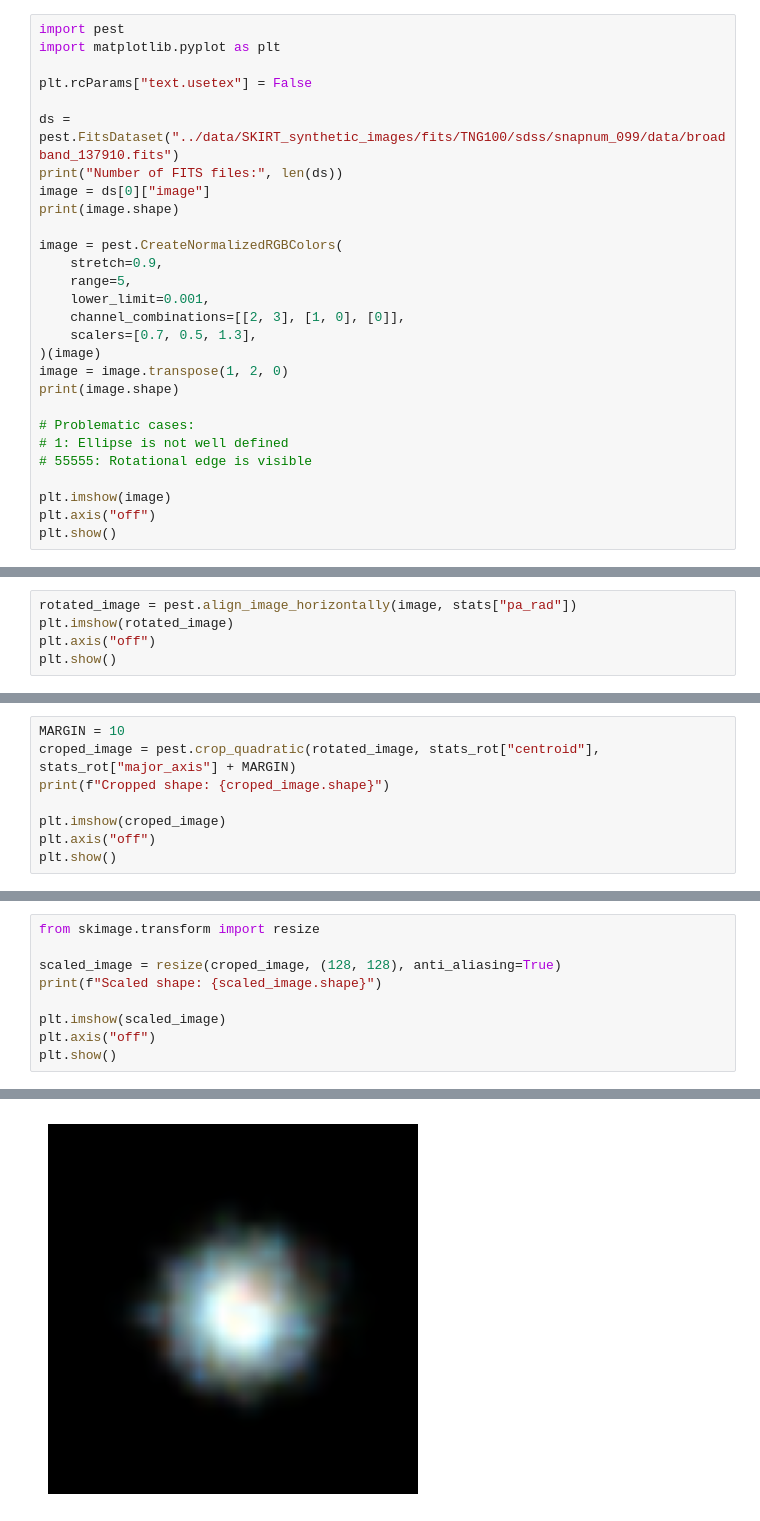
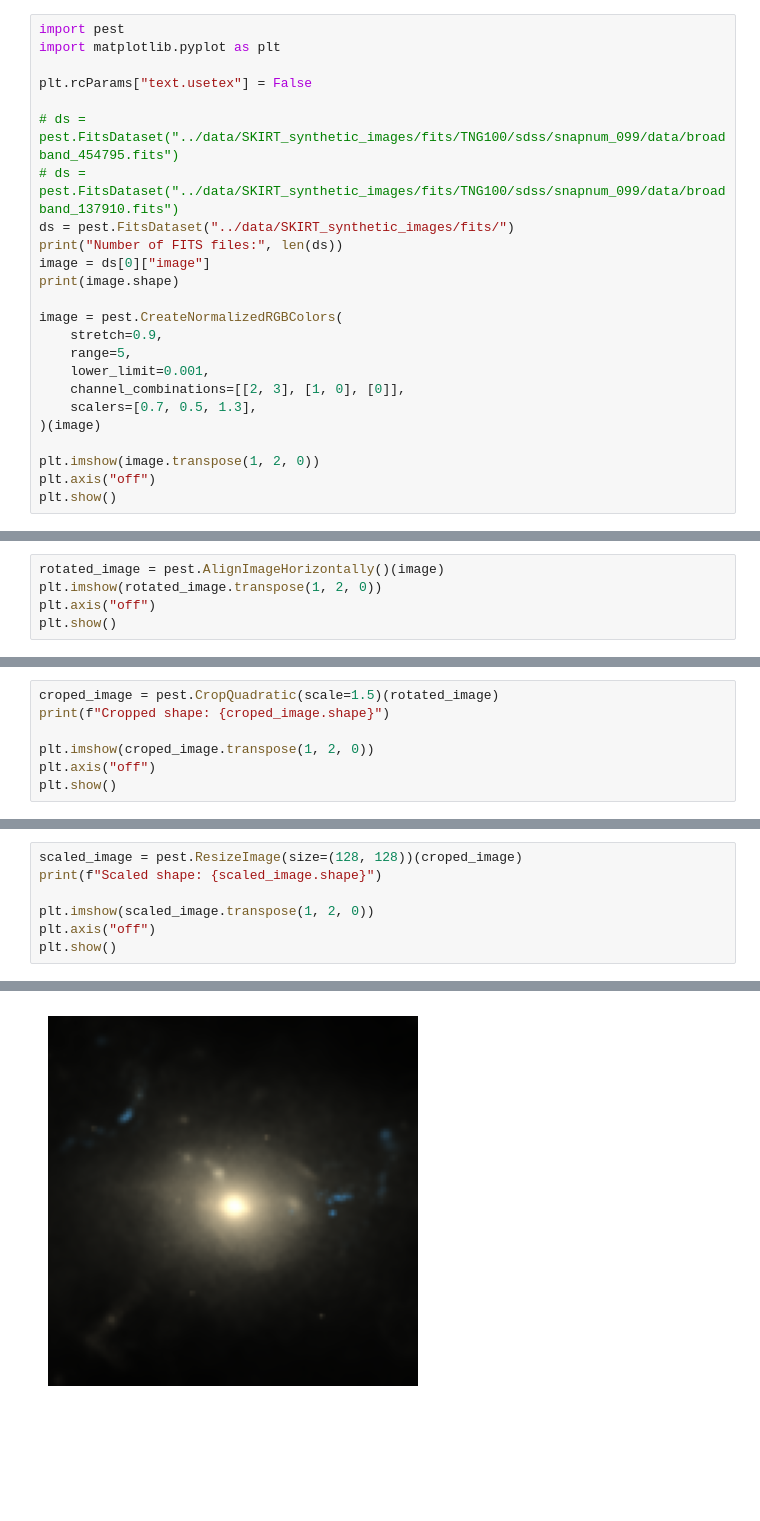
Before and after one commit to BerndDoser/PEST, a Jupyter notebook: devel/illustris_skirt.ipynb, the cells around one changed output, grey strips where cells are left out. Drawn from its saved outputs; the diff is of its cells as text; blank space fills up the shorter version.

```diff
--- a/devel/illustris_skirt.ipynb
+++ b/devel/illustris_skirt.ipynb
@@ -4,7 +4,9 @@ import matplotlib.pyplot as plt
 
 plt.rcParams["text.usetex"] = False
 
-ds = pest.FitsDataset("../data/SKIRT_synthetic_images/fits/TNG100/sdss/snapnum_099/data/broadband_137910.fits")
+# ds = pest.FitsDataset("../data/SKIRT_synthetic_images/fits/TNG100/sdss/snapnum_099/data/broadband_454795.fits")
+# ds = pest.FitsDataset("../data/SKIRT_synthetic_images/fits/TNG100/sdss/snapnum_099/data/broadband_137910.fits")
+ds = pest.FitsDataset("../data/SKIRT_synthetic_images/fits/")
 print("Number of FITS files:", len(ds))
 image = ds[0]["image"]
 print(image.shape)
@@ -16,14 +18,8 @@ image = pest.CreateNormalizedRGBColors(
     channel_combinations=[[2, 3], [1, 0], [0]],
     scalers=[0.7, 0.5, 1.3],
 )(image)
-image = image.transpose(1, 2, 0)
-print(image.shape)
 
-# Problematic cases:
-# 1: Ellipse is not well defined
-# 55555: Rotational edge is visible
-
-plt.imshow(image)
+plt.imshow(image.transpose(1, 2, 0))
 plt.axis("off")
 plt.show()
 # %% [output]
@@ -39,6 +34,6 @@ pest.visualize_results(stats)
 # %%
-rotated_image = pest.align_image_horizontally(image, stats["pa_rad"])
-plt.imshow(rotated_image)
+rotated_image = pest.AlignImageHorizontally()(image)
+plt.imshow(rotated_image.transpose(1, 2, 0))
 plt.axis("off")
 plt.show()
 # %% [output]
@@ -52,9 +47,8 @@ pest.visualize_results(stats_rot)
 # %%
-MARGIN = 10
-croped_image = pest.crop_quadratic(rotated_image, stats_rot["centroid"], stats_rot["major_axis"] + MARGIN)
+croped_image = pest.CropQuadratic(scale=1.5)(rotated_image)
 print(f"Cropped shape: {croped_image.shape}")
 
-plt.imshow(croped_image)
+plt.imshow(croped_image.transpose(1, 2, 0))
 plt.axis("off")
 plt.show()
 # %% [output]
@@ -64,10 +58,8 @@ Cropped shape: (33, 33, 3)
 # %%
-from skimage.transform import resize
-
-scaled_image = resize(croped_image, (128, 128), anti_aliasing=True)
+scaled_image = pest.ResizeImage(size=(128, 128))(croped_image)
 print(f"Scaled shape: {scaled_image.shape}")
 
-plt.imshow(scaled_image)
+plt.imshow(scaled_image.transpose(1, 2, 0))
 plt.axis("off")
 plt.show()
 # %% [output]
@@ -76,2 +68,2 @@ Scaled shape: (128, 128, 3)
-[figure, old version]
+[figure, new version]
 # %%
```
Also changed, not shown: parts of 7 cells of this notebook, 10 other files.
